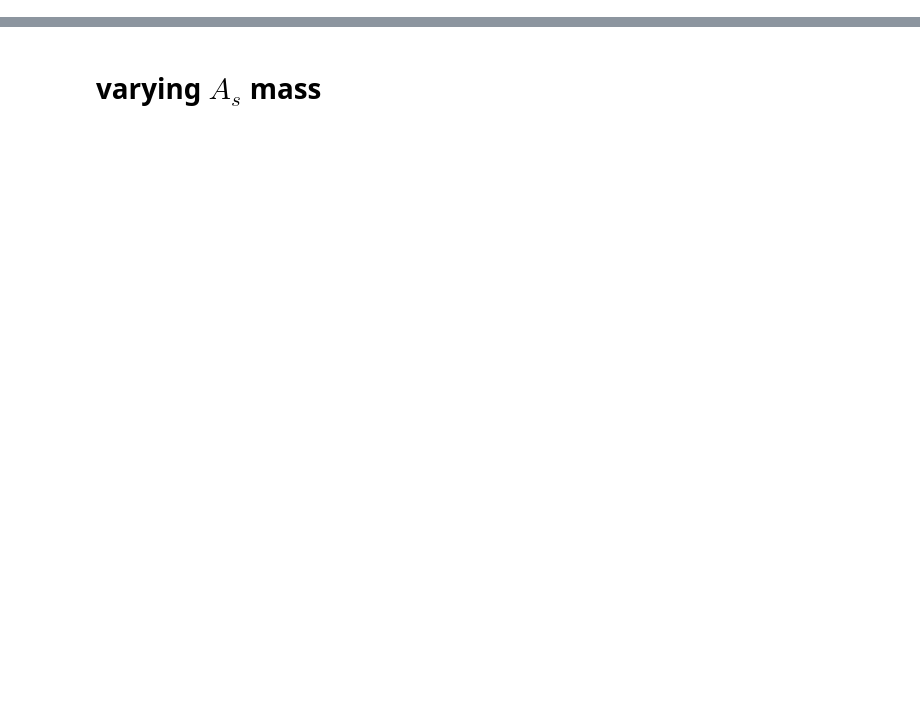
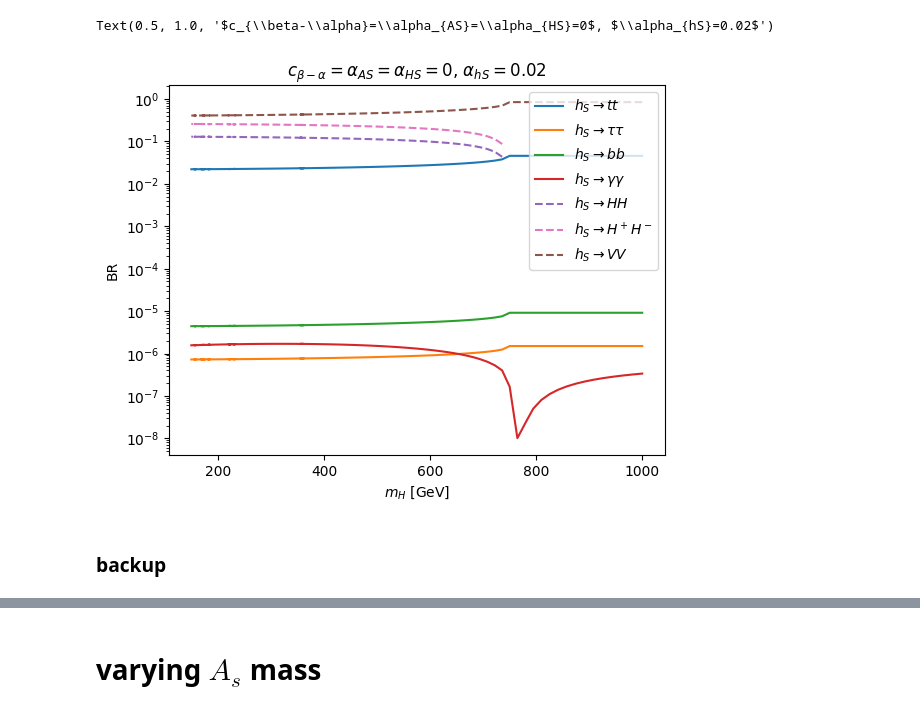
Before and after one commit to lich389/SPscan, a Jupyter notebook: plot/brplt.ipynb, the cells around one changed output, grey strips where cells are left out. Cells and saved outputs as stored; diff of their text form; code cells hidden in the pictures; blank space fills up the shorter version.

```diff
--- a/plot/brplt.ipynb
+++ b/plot/brplt.ipynb
@@ -1,3 +117,33 @@
+# %%
+import pandas as pd
+import matplotlib.pyplot as plt
+import numpy as np
+fig, ax = plt.subplots(1, 1)
+
+df = pd.read_csv('br_scan.csv')
+
+
+ax.plot(df['mh2'], df['br_h3_tt']     , label = r'$h_S\rightarrow tt$',  color='C0')
+ax.plot(df['mh2'], df['br_h3_tautau']  ,label = r'$h_S\rightarrow \tau\tau$', color='C1')
+ax.plot(df['mh2'], df['br_h3_bb']     , label = r'$h_S\rightarrow bb$',  color='C2')
+ax.plot(df['mh2'], df['br_h3_gamgam'] , label = r'$h_S\rightarrow \gamma\gamma$',  color='C3')
+
+
+# ax.plot(df['mh2'], df['br_h3_h1h1'] , label = r'$a_D\rightarrow gg$',  color='C4', linestyle='dashed')
+ax.plot(df['mh2'], df['br_h3_h2h2'] , label = r'$h_S\rightarrow HH$',  color='C4', linestyle='dashed')
+ax.plot(df['mh2'], df['br_h3_hphp'] , label = r'$h_S\rightarrow H^+ H^-$',  color='C6', linestyle='dashed')
+ax.plot(df['mh2'], df['br_h3_WW']+df['br_h3_ZZ'], label = r'$h_S\rightarrow VV$', linestyle='dashed', color='C5')
+ax.set_yscale('log')
+
+ax.legend()
+ax.set_xlabel(r'$m_{H}$ [GeV]')
+ax.set_ylabel('BR')
+ax.set_title(r'$c_{\beta-\alpha}=\alpha_{AS}=\alpha_{HS}=0$, $\alpha_{hS}=0.02$')
+# %% [output]
+Text(0.5, 1.0, '$c_{\\beta-\\alpha}=\\alpha_{AS}=\\alpha_{HS}=0$, $\\alpha_{hS}=0.02$')
+[figure, added]
+# %% [markdown]
+### backup
 # %%
 import Higgs.tools.Input as hinput
 import glob
```
Also changed, not shown: parts of 9 cells of this notebook, 10 other files.
